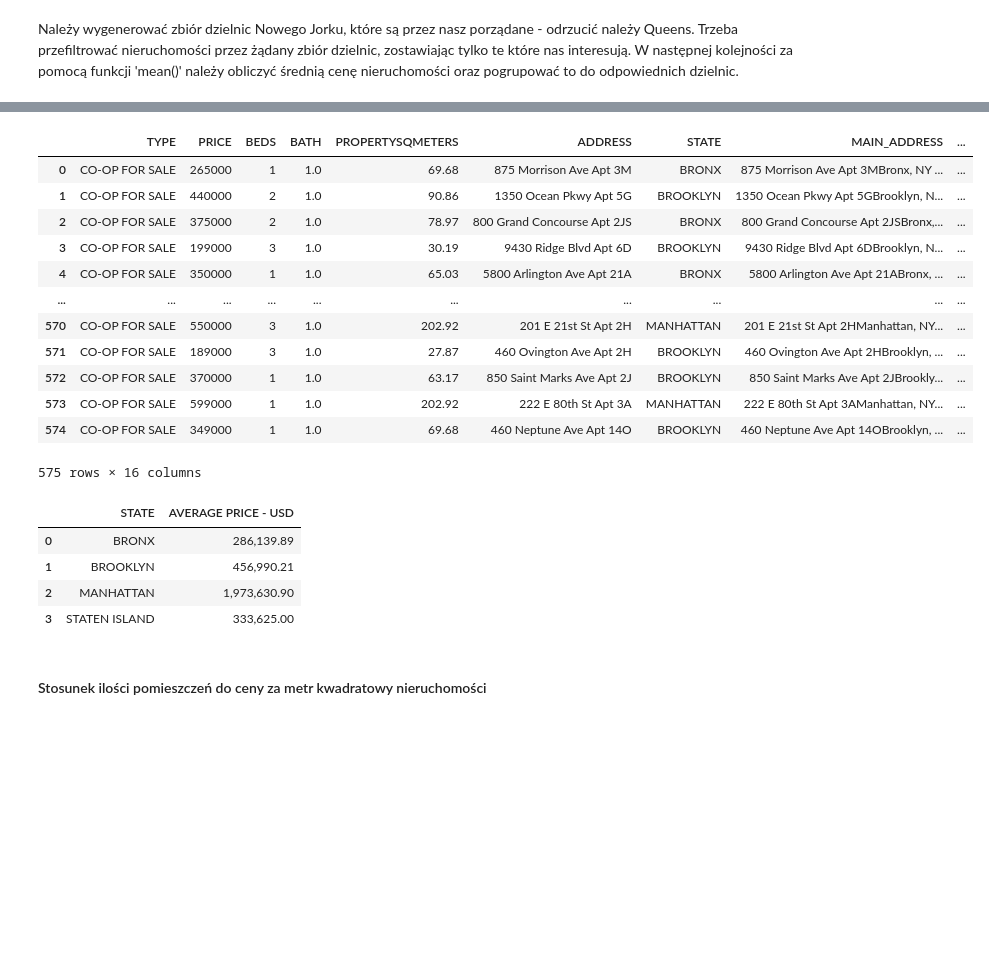
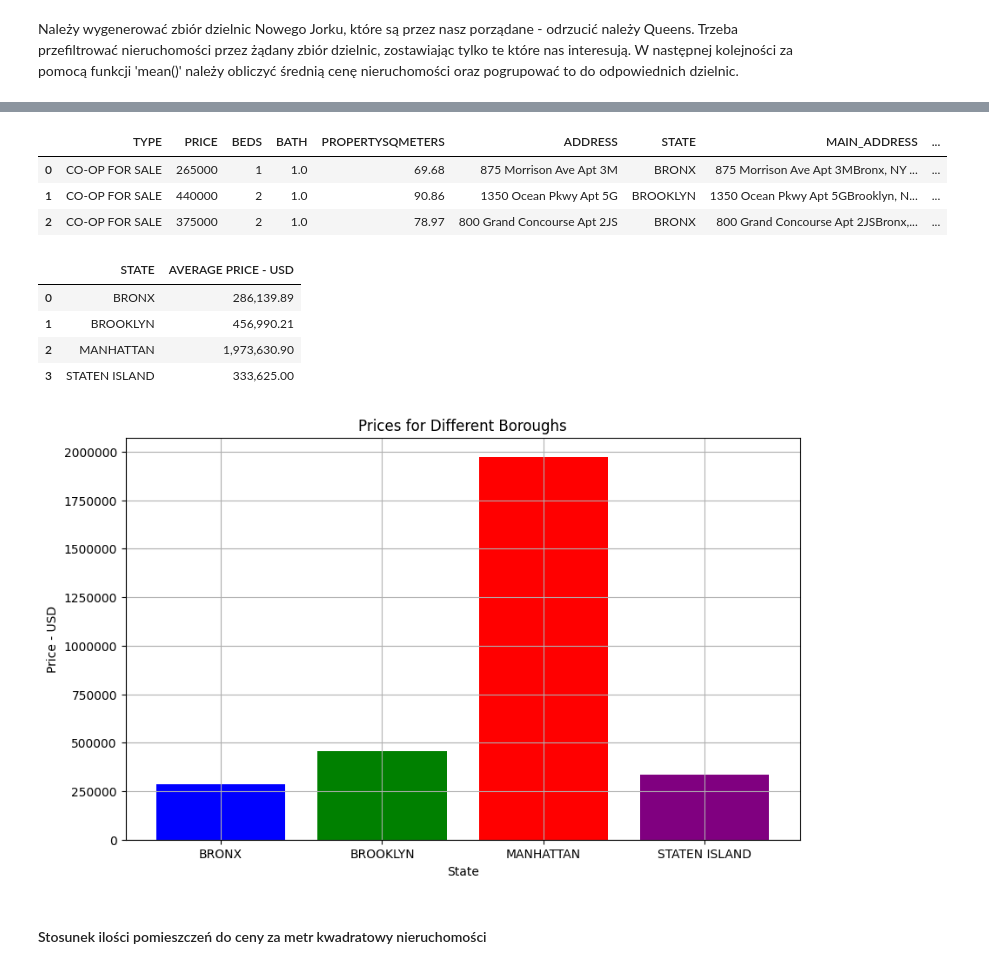
Before and after one commit to Baginka/DA_BA_NYCH, a Jupyter notebook: Data Analysis.ipynb, the cells around one changed output, grey strips where cells are left out. Drawn from its saved outputs; the diff is of its cells as text; code cells hidden in the pictures; blank space fills up the shorter version.

Commit message:
v4.0 (bar graph)

```diff
--- a/Data Analysis.ipynb
+++ b/Data Analysis.ipynb
@@ -293,22 +265,13 @@ STATE
 # %%
 df_borough = df_copy
 df_borough['STATE'] = df_borough['STATE'].str.split(',').str[0]
 df_borough = df_borough[df_borough["STATE"].isin(STATE)]
-df_borough.reset_index(drop=True)
+df_borough.reset_index(drop=True).head(3)
 # %% [output]
 |  | TYPE | PRICE | BEDS | BATH | PROPERTYSQMETERS | ADDRESS | STATE | MAIN_ADDRESS | ... |
 | 0 | CO-OP FOR SALE | 265000 | 1 | 1.0 | 69.68 | 875 Morrison Ave Apt 3M | BRONX | 875 Morrison Ave Apt 3MBronx, NY ... | ... |
 | 1 | CO-OP FOR SALE | 440000 | 2 | 1.0 | 90.86 | 1350 Ocean Pkwy Apt 5G | BROOKLYN | 1350 Ocean Pkwy Apt 5GBrooklyn, N... | ... |
 | 2 | CO-OP FOR SALE | 375000 | 2 | 1.0 | 78.97 | 800 Grand Concourse Apt 2JS | BRONX | 800 Grand Concourse Apt 2JSBronx,... | ... |
-| 3 | CO-OP FOR SALE | 199000 | 3 | 1.0 | 30.19 | 9430 Ridge Blvd Apt 6D | BROOKLYN | 9430 Ridge Blvd Apt 6DBrooklyn, N... | ... |
-| 4 | CO-OP FOR SALE | 350000 | 1 | 1.0 | 65.03 | 5800 Arlington Ave Apt 21A | BRONX | 5800 Arlington Ave Apt 21ABronx, ... | ... |
-| ... | ... | ... | ... | ... | ... | ... | ... | ... | ... |
-| 570 | CO-OP FOR SALE | 550000 | 3 | 1.0 | 202.92 | 201 E 21st St Apt 2H | MANHATTAN | 201 E 21st St Apt 2HManhattan, NY... | ... |
-| 571 | CO-OP FOR SALE | 189000 | 3 | 1.0 | 27.87 | 460 Ovington Ave Apt 2H | BROOKLYN | 460 Ovington Ave Apt 2HBrooklyn, ... | ... |
-| 572 | CO-OP FOR SALE | 370000 | 1 | 1.0 | 63.17 | 850 Saint Marks Ave Apt 2J | BROOKLYN | 850 Saint Marks Ave Apt 2JBrookly... | ... |
-| 573 | CO-OP FOR SALE | 599000 | 1 | 1.0 | 202.92 | 222 E 80th St Apt 3A | MANHATTAN | 222 E 80th St Apt 3AManhattan, NY... | ... |
-| 574 | CO-OP FOR SALE | 349000 | 1 | 1.0 | 69.68 | 460 Neptune Ave Apt 14O | BROOKLYN | 460 Neptune Ave Apt 14OBrooklyn, ... | ... |
-575 rows × 16 columns
 # %%
 # Średnia cena nieruchomości w zależności od dzielnicy
 df_borough
@@ -322,6 +286,17 @@ average_prices
 | 1 | BROOKLYN | 456,990.21 |
 | 2 | MANHATTAN | 1,973,630.90 |
 | 3 | STATEN ISLAND | 333,625.00 |
+# %%
+plt.figure(figsize=(10, 6))
+plt.bar(average_prices['STATE'], average_prices['AVERAGE PRICE - USD'], color=['blue', 'green', 'red', 'purple'])
+plt.xlabel('State')
+plt.ylabel('Price - USD')
+plt.title('Prices for Different Boroughs')
+plt.grid()
+plt.ticklabel_format(style='plain', axis='y')
+plt.show()
+# %% [output]
+[figure, added]
 # %% [markdown]
 #### Stosunek ilości pomieszczeń do ceny za metr kwadratowy nieruchomości
 # %% [markdown]
```
Also changed, not shown: parts of 10 cells of this notebook.
